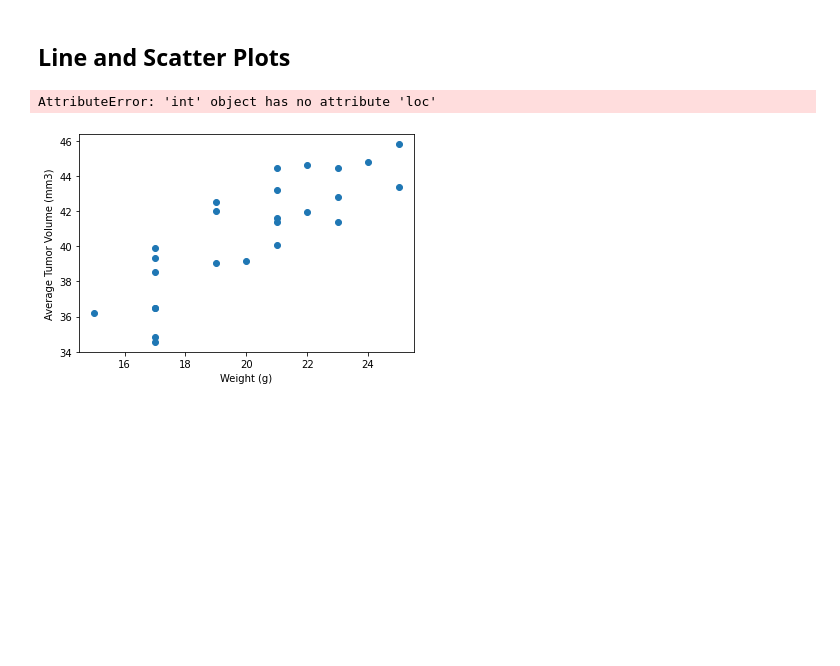
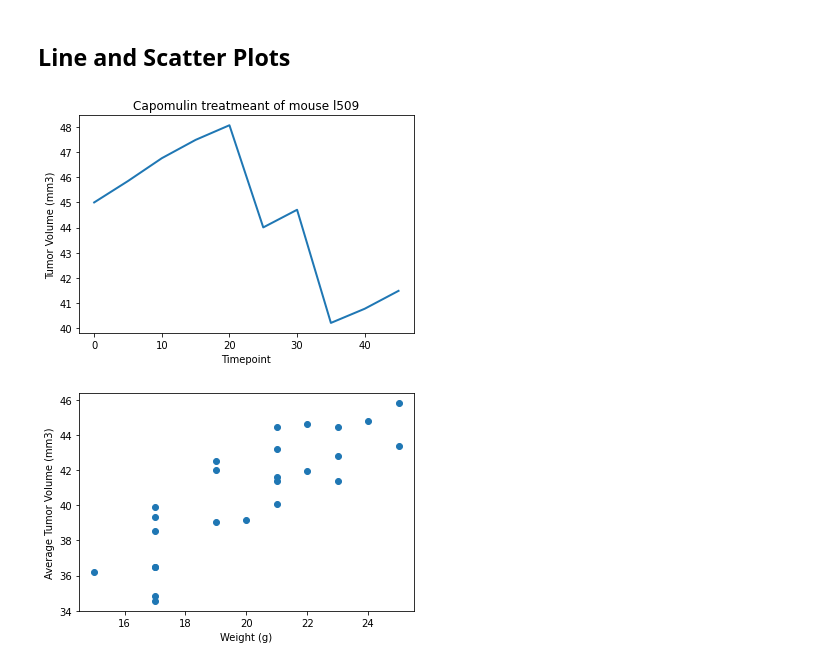
Before and after one commit to hanydief/Pymaceuticals-NumPy_Matplotlib_Challenge, a Jupyter notebook: pymaceuticals_starter.ipynb, the cells around one changed output. Cells and saved outputs as stored; diff of their text form; code cells hidden in the pictures; blank space fills up the shorter version.

```diff
--- a/pymaceuticals_starter.ipynb
+++ b/pymaceuticals_starter.ipynb
@@ -315,25 +295,25 @@ plt.show()
 # %%
 # Generate a line plot of tumor volume vs. time point for a mouse treated with Capomulin ,
 #Mouse ID l509
 
-line_df = clean2_df.loc[clean2_df["Mouse ID"] == "l509",:]
+line_df = clean_df.loc[clean_df["Mouse ID"] == "l509",:]
 line_df
 
 time = line_df["Timepoint"]
 vol = line_df["Tumor Volume (mm3)"]
 #label = random_df["Mouse ID"].unique()
 
 #print(random_mouse["Mouse ID"])
 line, = plt.plot(time, vol, linewidth=2, markersize=12)
 plt.xlabel("Timepoint")
 plt.ylabel("Tumor Volume (mm3)")
 plt.title("Capomulin treatmeant of mouse l509")
 #plt.xlim(0, time.max() + 5)
 #plt.ylim(vol.min() - 5, vol.max() + 5)
 #plt.legend("Mouse ID" +label)
 plt.show()
 # %% [output]
-AttributeError: 'int' object has no attribute 'loc'
+[figure, added]
 # %%
 # Generate a scatter plot of average tumor volume vs. mouse weight for the Capomulin regimen
 
```
Also changed, not shown: parts of 7 cells of this notebook.
